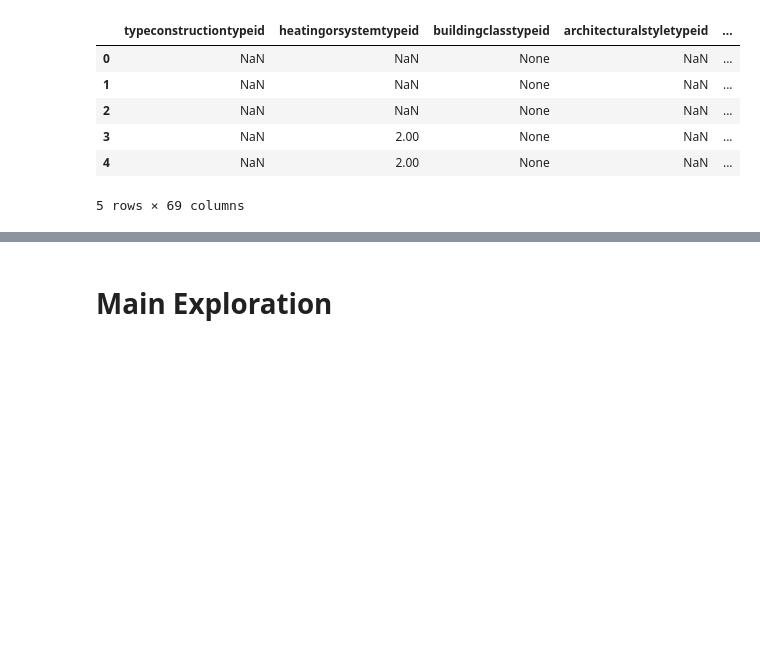
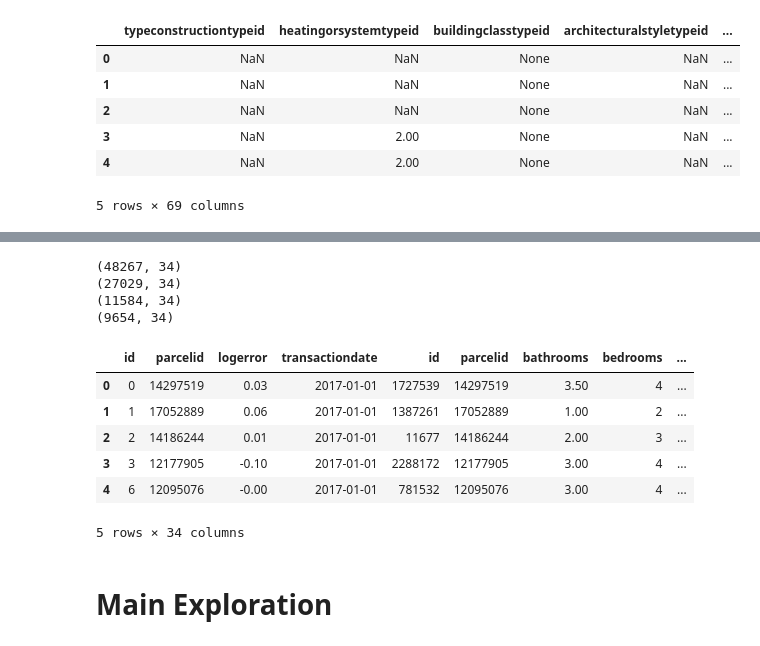
Before and after one commit to SchneemannDavid/clustering-exercises, a Jupyter notebook: exercises/explore_zillow.ipynb, the cells around one changed output, grey strips where cells are left out. Saved outputs shown, nothing was run; the diff lists cells and outputs as text; code cells hidden in the pictures; blank space fills up the shorter version.

```diff
--- a/exercises/explore_zillow.ipynb
+++ b/exercises/explore_zillow.ipynb
@@ -60,3 +259,23 @@ TypeError: 'NoneType' object is not subscriptable
+# %%
+print(df.shape)
+print(train.shape)
+print(validate.shape)
+print(test.shape)
+# %% [output]
+(48267, 34)
+(27029, 34)
+(11584, 34)
+(9654, 34)
+# %%
+df.head()
+# %% [output]
+|  | id | parcelid | logerror | transactiondate | id | parcelid | bathrooms | bedrooms | ... |
+| 0 | 0 | 14297519 | 0.03 | 2017-01-01 | 1727539 | 14297519 | 3.50 | 4 | ... |
+| 1 | 1 | 17052889 | 0.06 | 2017-01-01 | 1387261 | 17052889 | 1.00 | 2 | ... |
+| 2 | 2 | 14186244 | 0.01 | 2017-01-01 | 11677 | 14186244 | 2.00 | 3 | ... |
+| 3 | 3 | 12177905 | -0.10 | 2017-01-01 | 2288172 | 12177905 | 3.00 | 4 | ... |
+| 4 | 6 | 12095076 | -0.00 | 2017-01-01 | 781532 | 12095076 | 3.00 | 4 | ... |
+5 rows × 34 columns
 # %% [markdown]
 # Main Exploration
 # %%
```
Also changed, not shown: parts of 5 cells of this notebook, 2 other files.
